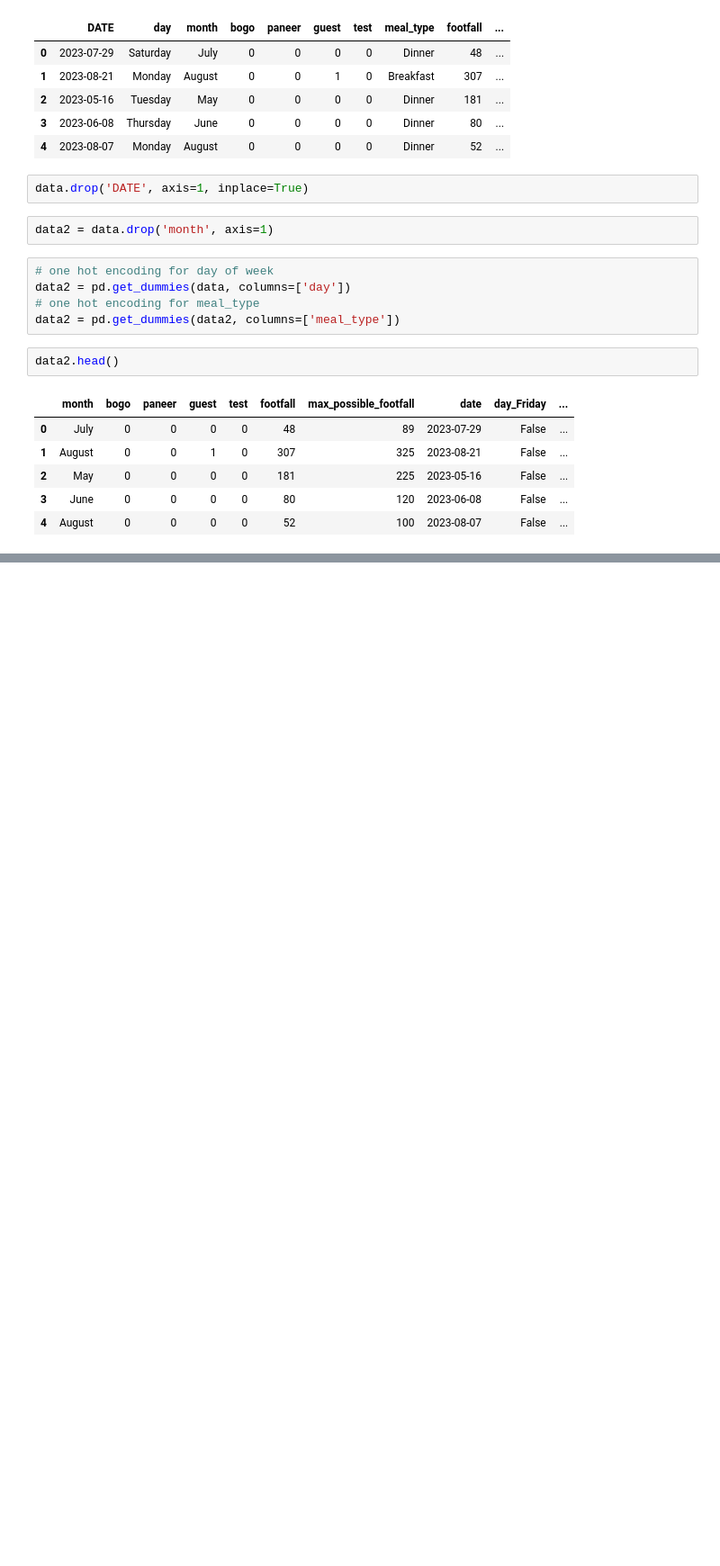
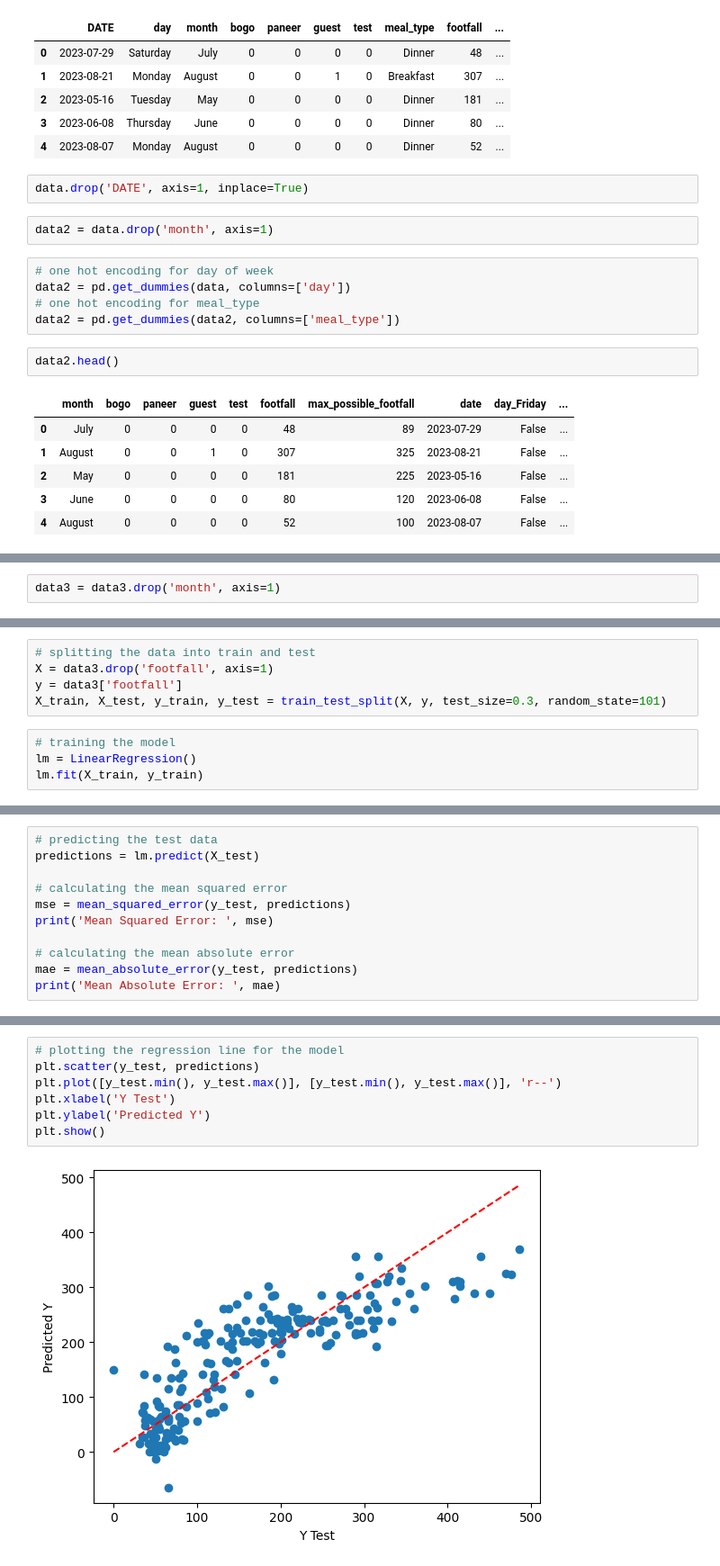
Before and after one commit to tenseisoham/MLPR, a Jupyter notebook: models/footfall735.ipynb, the cells around one changed output, grey strips where cells are left out. Shown: that part at 90% size. Saved outputs shown, nothing was run; the diff lists cells and outputs as text; blank space fills up the shorter version.

Commit message:
footfall prediction

```diff
--- a/models/footfall735.ipynb
+++ b/models/footfall735.ipynb
@@ -55,0 +58,2 @@ data2.head()
+# %%
+data3 = data3.drop('month', axis=1)
@@ -55,0 +66,9 @@ data2.head()
+# %%
+# splitting the data into train and test
+X = data3.drop('footfall', axis=1)
+y = data3['footfall']
+X_train, X_test, y_train, y_test = train_test_split(X, y, test_size=0.3, random_state=101)
+# %%
+# training the model
+lm = LinearRegression()
+lm.fit(X_train, y_train)
@@ -55,0 +77,11 @@ data2.head()
+# %%
+# predicting the test data
+predictions = lm.predict(X_test)
+
+# calculating the mean squared error
+mse = mean_squared_error(y_test, predictions)
+print('Mean Squared Error: ', mse)
+
+# calculating the mean absolute error
+mae = mean_absolute_error(y_test, predictions)
+print('Mean Absolute Error: ', mae)
@@ -55,0 +127,9 @@ data2.head()
+# %%
+# plotting the regression line for the model
+plt.scatter(y_test, predictions)
+plt.plot([y_test.min(), y_test.max()], [y_test.min(), y_test.max()], 'r--')
+plt.xlabel('Y Test')
+plt.ylabel('Predicted Y')
+plt.show()
+# %% [output]
+[figure, added]
```
Also changed, not shown: parts of 19 cells of this notebook.
